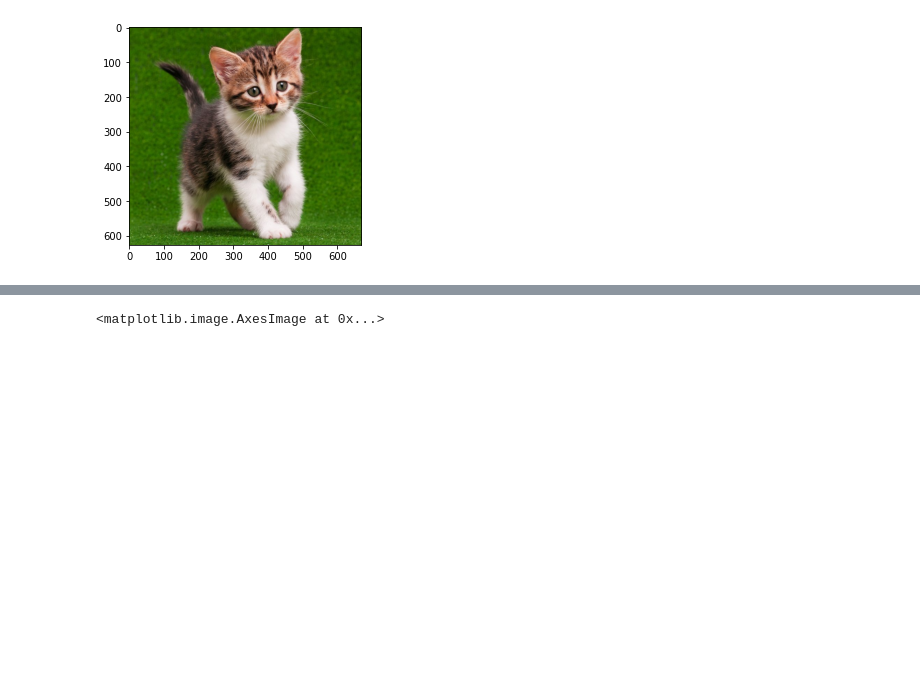
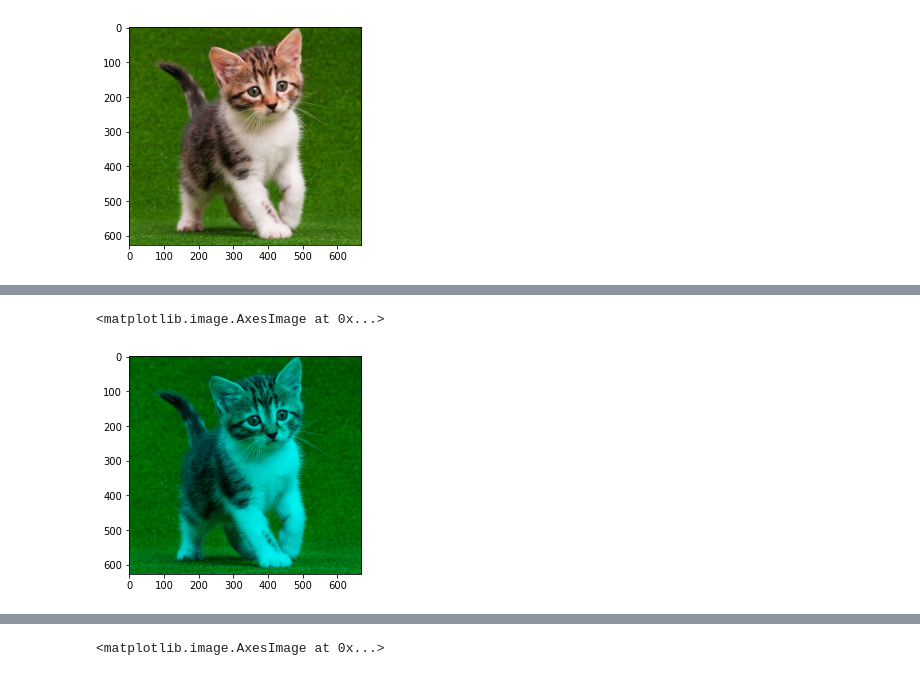
Before and after one commit to fatin28/PCVK_Genap_2022, a Jupyter notebook: Week2.ipynb, the cells around one changed output, grey strips where cells are left out. Cells and saved outputs as stored; diff of their text form; code cells hidden in the pictures; blank space fills up the shorter version.

```diff
--- a/Week2.ipynb
+++ b/Week2.ipynb
@@ -27,0 +39,8 @@ plt.imshow(img3)
+# %%
+#green-blue
+img_gb = img3
+img_gb[:,:,0] = 0
+plt.imshow(img_gb)
+# %% [output]
+<matplotlib.image.AxesImage at 0x...>
+[figure, added]
```
Also changed, not shown: parts of 5 cells of this notebook.
